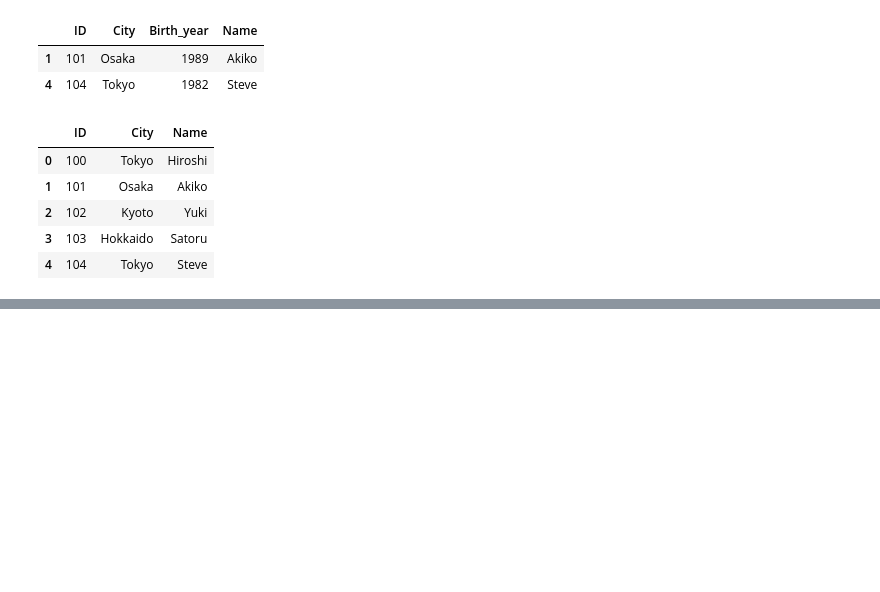
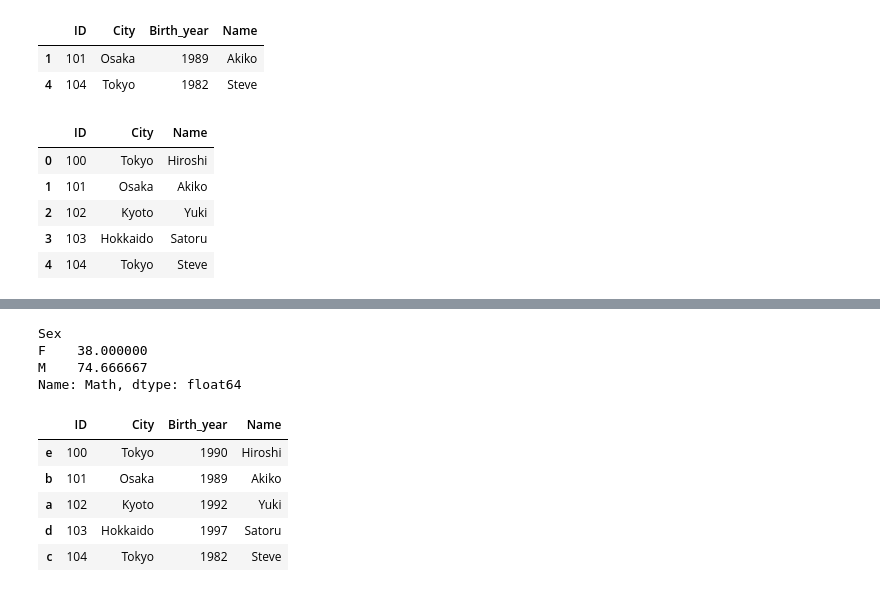
Before and after one commit to NobuyasuKoretsu/SelfStudy, a Jupyter notebook: Chapter2.ipynb, the cells around one changed output, grey strips where cells are left out. Cells and saved outputs as stored; diff of their text form; code cells hidden in the pictures; blank space fills up the shorter version.

```diff
--- a/Chapter2.ipynb
+++ b/Chapter2.ipynb
@@ -389,0 +415,23 @@ attri_data_frame1.drop(['Birth_year'], axis=1)
+# %%
+# データのグループ集計
+attri_data2_frame.groupby('Sex')['Math'].mean()
+# %% [output]
+Sex
+F    38.000000
+M    74.666667
+Name: Math, dtype: float64
+# %%
+attri_data2 = {'ID': ['100', '101', '102', '103', '104'],
+                          'City': ['Tokyo', 'Osaka', 'Kyoto', 'Hokkaido', 'Tokyo'],
+                          'Birth_year': [1990, 1989, 1992, 1997, 1982],
+                          'Name': ['Hiroshi', 'Akiko', 'Yuki', 'Satoru', 'Steve']}
+attri_data_frame2 = DataFrame(attri_data2)
+attri_data_frame_index2 = DataFrame(attri_data2, index=['e', 'b', 'a', 'd', 'c'])
+attri_data_frame_index2
+# %% [output]
+|  | ID | City | Birth_year | Name |
+| e | 100 | Tokyo | 1990 | Hiroshi |
+| b | 101 | Osaka | 1989 | Akiko |
+| a | 102 | Kyoto | 1992 | Yuki |
+| d | 103 | Hokkaido | 1997 | Satoru |
+| c | 104 | Tokyo | 1982 | Steve |
```
Also changed, not shown: parts of 8 cells of this notebook.
